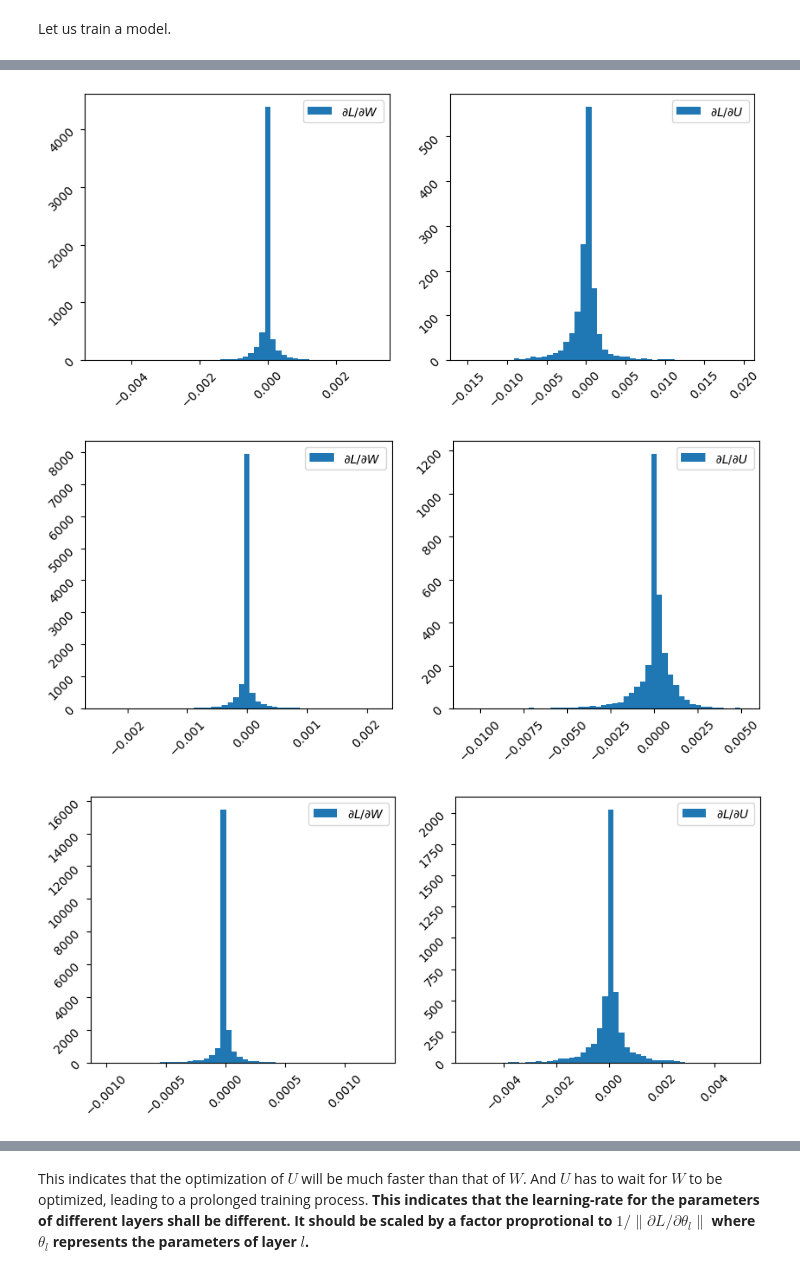
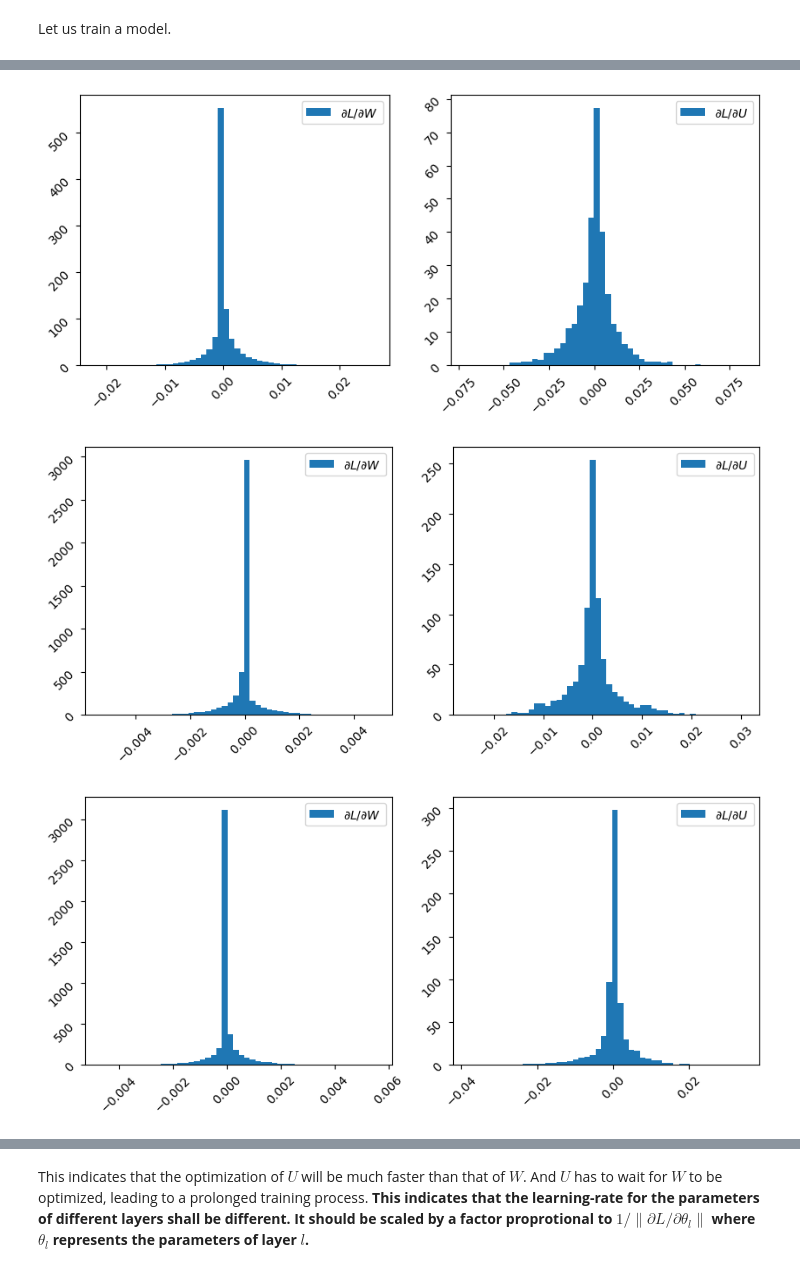
Before and after one commit to shuiruge/neural-network-notes, a Jupyter notebook: optimization.ipynb, the cells around one changed output, grey strips where cells are left out. Cells and saved outputs as stored; diff of their text form; code cells hidden in the pictures.

```diff
--- a/optimization.ipynb
+++ b/optimization.ipynb
@@ -85,12 +83,14 @@ def loss_weight_grad_histogram(model, x_batch, y_batch):
     _, grads = get_loss_and_grads(model, x_batch, y_batch)
     fig, axs = plt.subplots(1, 2, figsize=(10, 4))
 
-    axs[0].hist(grads[0].numpy().reshape([-1]),
+    grad_W, _, grad_U, _ = grads
+    # grad_W, _, _, _, grad_U, _ = grads  # test!
+    axs[0].hist(grad_W.numpy().reshape([-1]),
                 bins=50, density=True, label='$\partial L / \partial W$')
     axs[0].legend()
     axs[0].tick_params(rotation=45)
 
-    axs[1].hist(grads[2].numpy().reshape([-1]),
+    axs[1].hist(grad_U.numpy().reshape([-1]),
                 bins=50, density=True, label='$\partial L / \partial U$')
     axs[1].legend()
     axs[1].tick_params(rotation=45)
@@ -98,26 +98,29 @@ def loss_weight_grad_histogram(model, x_batch, y_batch):
 # %% [markdown]
 Let us train a model.
 # %%
-model = build_model(hidden_dim=512)
+model = build_model(hidden_dim=256)
 optimizer = tf.keras.optimizers.RMSprop(rho=0.9)
 
 # Initializations.
 loss_values = []
 histograms = []
-init_vars = [var.numpy() for var in model.variables]
+init_W, _, init_U, _ = [var.numpy() for var in model.variables]
+# init_W, _, _, _, init_U, _ = [var.numpy() for var in model.variables]  # test!
 
 # Training process.
 for epoch in range(5):
     ds_iter = ds_train.as_numpy_iterator()
+    x_batch, y_batch = next(ds_iter)
+    histograms.append(loss_weight_grad_histogram(model, x_batch, y_batch))
+
     while True:
+        loss_batch = train_step(model, optimizer, x_batch, y_batch)
+        loss_values.append(loss_batch.numpy())
         try:
             x_batch, y_batch = next(ds_iter)
         except StopIteration:
             break
-        loss_batch = train_step(model, optimizer, x_batch, y_batch)
-        loss_values.append(loss_batch.numpy())
-    histograms.append(loss_weight_grad_histogram(model, x_batch, y_batch))
-    print(f'epoch = {epoch}, loss = {loss_batch.numpy()}')
+    print(f'epoch = {epoch}, loss = {np.mean(loss_values[-200:])}')
 
-print(f'Final loss = {np.mean(loss_values[-200:])}')
+histograms.append(loss_weight_grad_histogram(model, x_batch, y_batch))
 # %% [output]
@@ -130,3 +132,3 @@ Final loss = 0.03975408896803856
-[figure, old version]
+[figure, new version]
-[figure, old version]
+[figure, new version]
-[figure, old version]
+[figure, new version]
```
Also changed, not shown: parts of 8 cells of this notebook, 3 other files.
